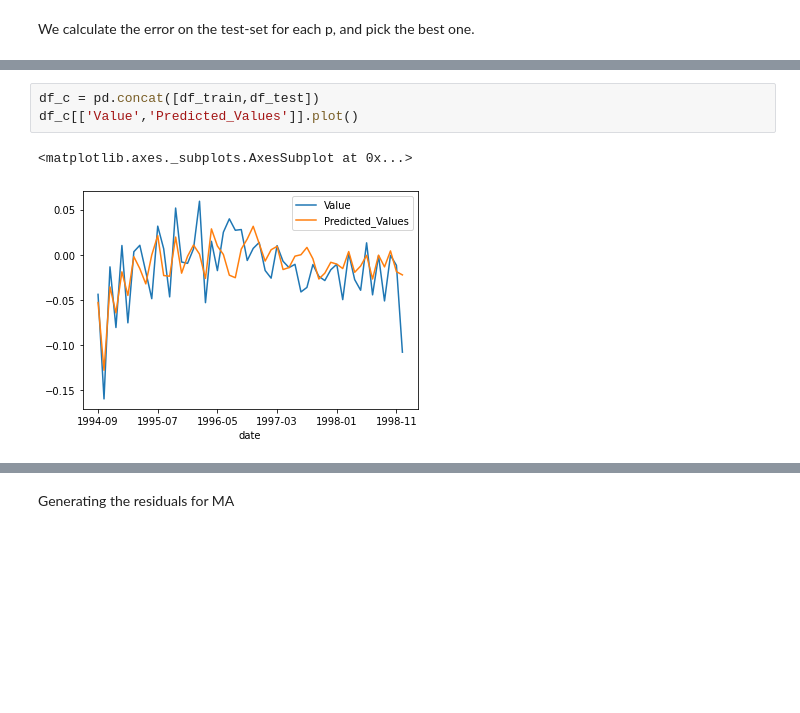
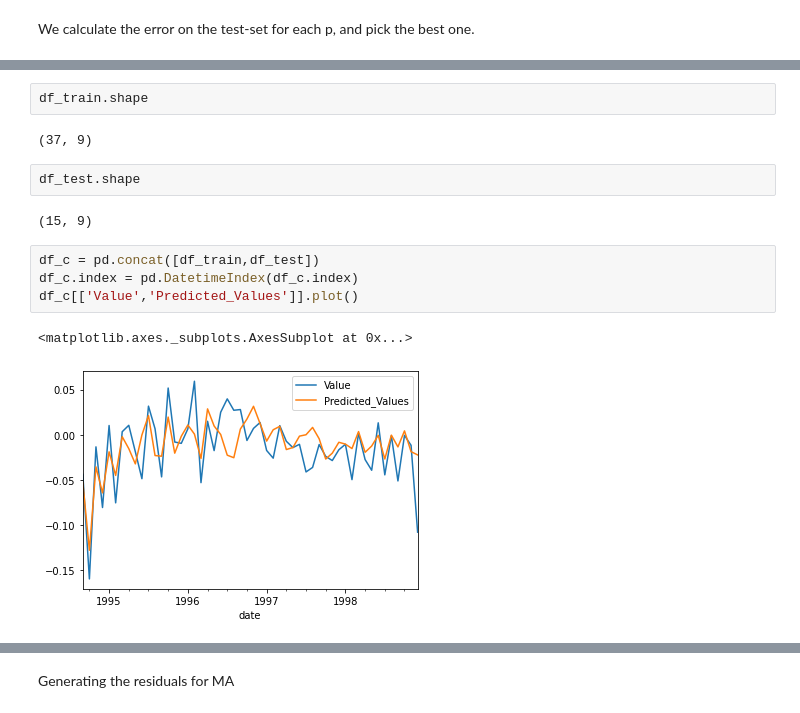
Before and after one commit to coolStatistic/ARIMA-Model, a Jupyter notebook: ARIMA.ipynb, the cells around one changed output, grey strips where cells are left out. Cells and saved outputs as stored; diff of their text form; blank space fills up the shorter version.

```diff
--- a/ARIMA.ipynb
+++ b/ARIMA.ipynb
@@ -199,7 +269,16 @@ The RMSE is : 0.13501816458472687 , Value of p :  20
 The RMSE is : 0.027590310611580772 , Value of p :  7
+# %%
+df_train.shape
+# %% [output]
+(37, 9)
+# %%
+df_test.shape
+# %% [output]
+(15, 9)
 # %%
 df_c = pd.concat([df_train,df_test])
+df_c.index = pd.DatetimeIndex(df_c.index)
 df_c[['Value','Predicted_Values']].plot()
 # %% [output]
 <matplotlib.axes._subplots.AxesSubplot at 0x...>
-[figure, old version]
+[figure, new version]
```
Also changed, not shown: parts of 33 cells of this notebook.
